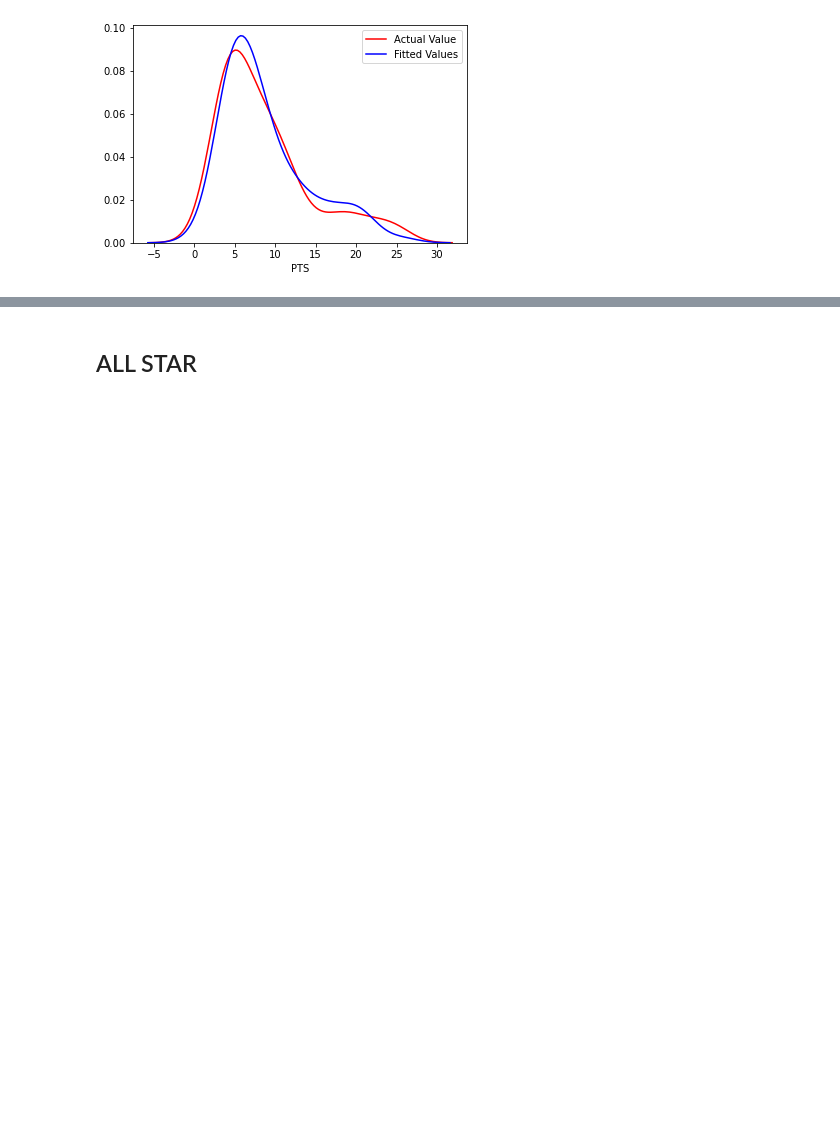
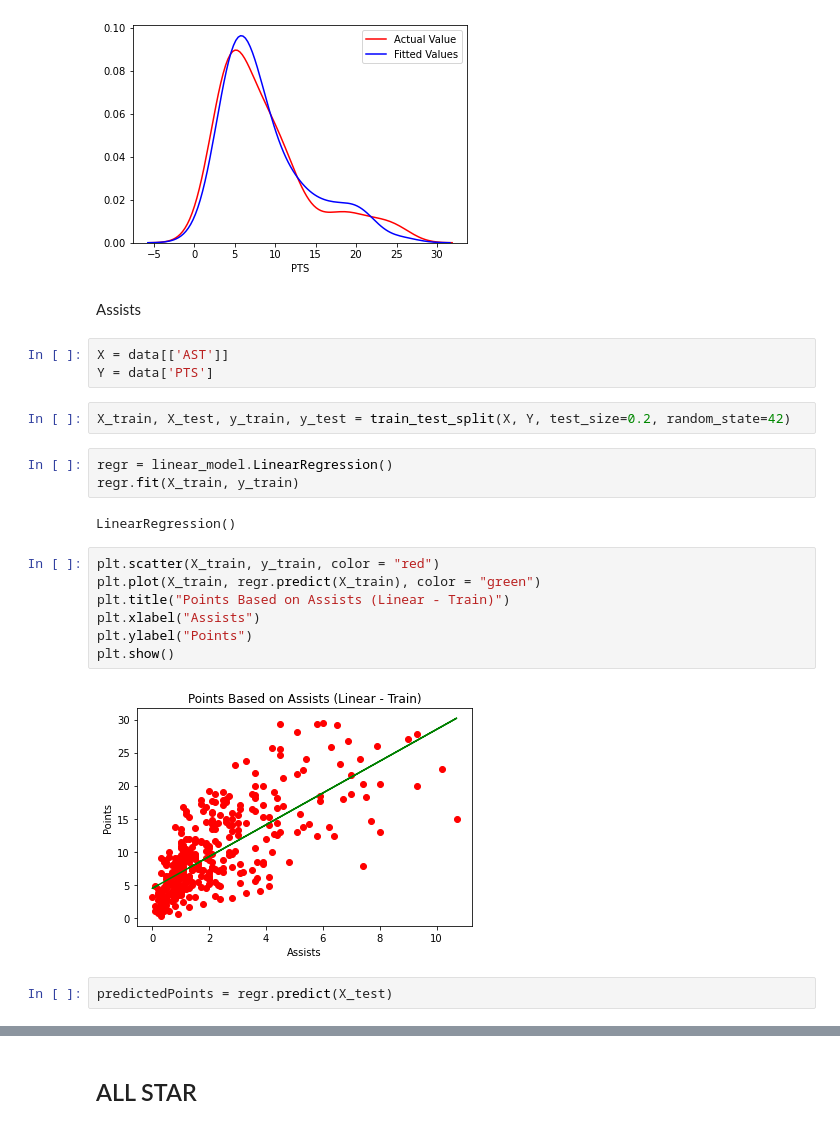
Before and after one commit to MennoCoehoorn/OZNAL, a Jupyter notebook: NBA.ipynb, the cells around one changed output, grey strips where cells are left out. Cells and saved outputs as stored; diff of their text form; blank space fills up the shorter version.

Commit message:
Added other one attribute regressions

```diff
--- a/NBA.ipynb
+++ b/NBA.ipynb
@@ -952,3 +948,26 @@ sns.distplot(poly_min_pred, hist=False, color="b", label="Fitted Values" , ax=ax
 # %% [output]
 <matplotlib.axes._subplots.AxesSubplot at 0x...>
 [figure]
+# %% [markdown]
+Assists
+# %%
+X = data[['AST']]
+Y = data['PTS']
+# %%
+X_train, X_test, y_train, y_test = train_test_split(X, Y, test_size=0.2, random_state=42)
+# %%
+regr = linear_model.LinearRegression()
+regr.fit(X_train, y_train)
+# %% [output]
+LinearRegression()
+# %%
+plt.scatter(X_train, y_train, color = "red")
+plt.plot(X_train, regr.predict(X_train), color = "green")
+plt.title("Points Based on Assists (Linear - Train)")
+plt.xlabel("Assists")
+plt.ylabel("Points")
+plt.show()
+# %% [output]
+[figure, added]
+# %%
+predictedPoints = regr.predict(X_test)
```
Also changed, not shown: parts of 41 cells of this notebook, 4 other files.
